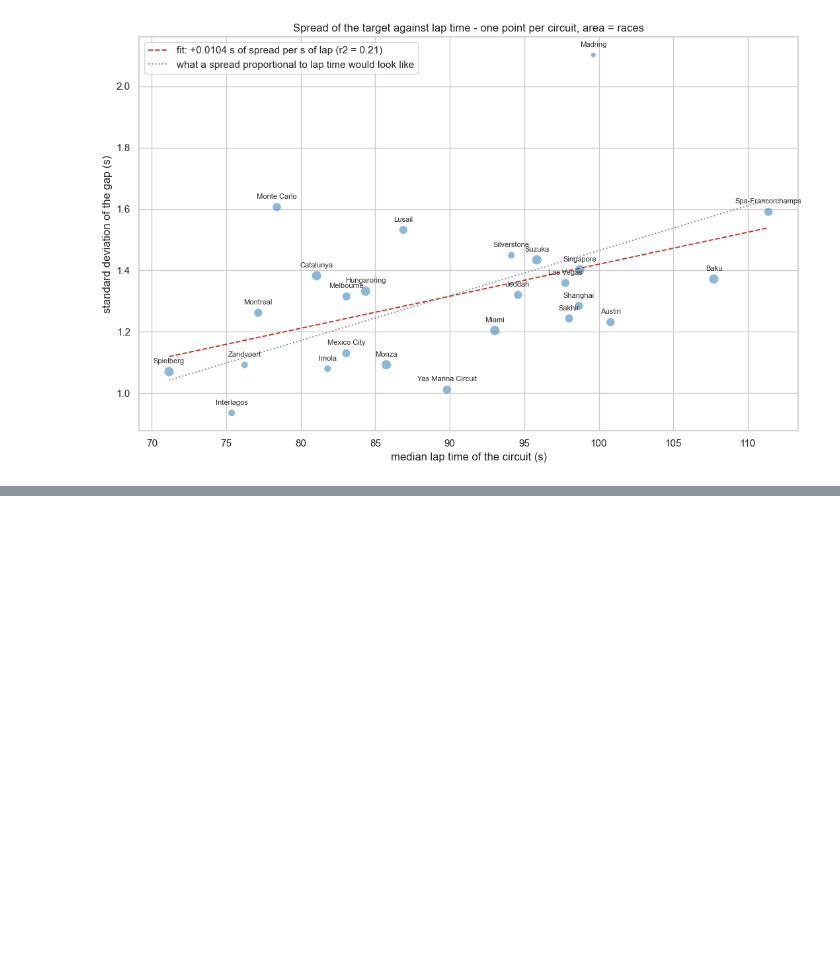
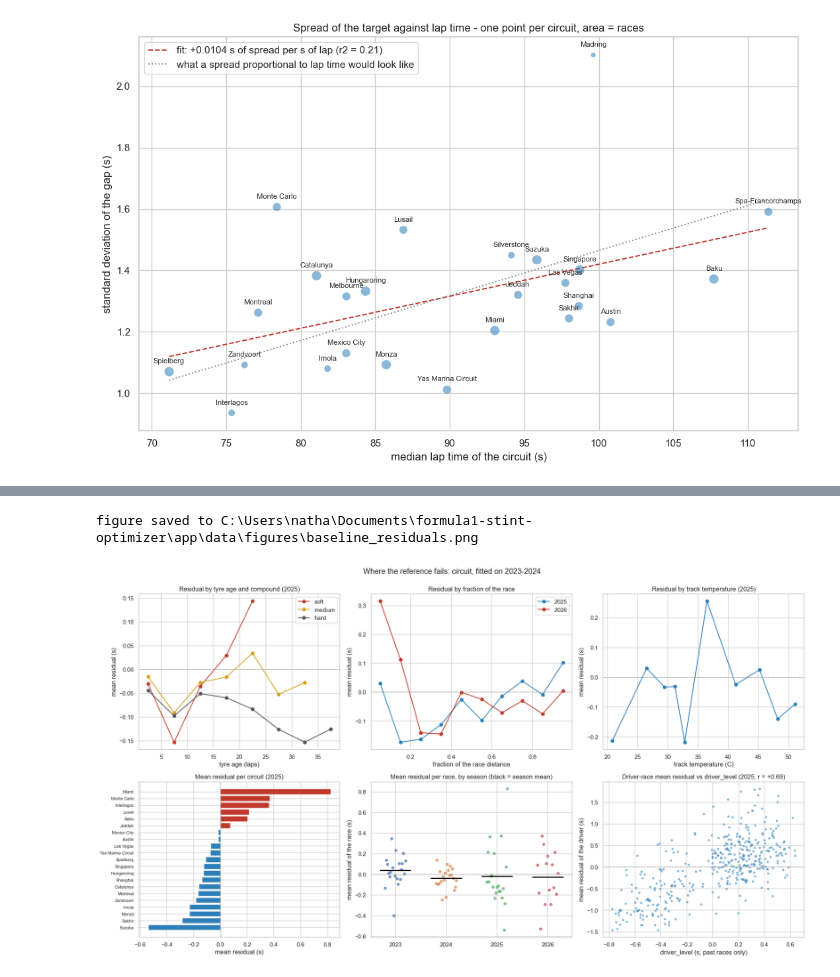
Before and after one commit to NathanLeDev/formula1-stint-optimizer, a Jupyter notebook: app/02-baseline.ipynb, the cells around one changed output, grey strips where cells are left out. Saved outputs shown, nothing was run; the diff lists cells and outputs as text; code cells hidden in the pictures; blank space fills up the shorter version.

Commit message:
feat(update): first initial complete baseline

```diff
--- a/app/02-baseline.ipynb
+++ b/app/02-baseline.ipynb
@@ -371,0 +502,29 @@ Lusail              86.89  1.53  2397  3  1.76
+# %%
+train, valid, apart = baseline.split(feat)
+samples = [("train 2023-24", train), ("valid 2025", valid), ("apart 2026", apart)]
+
+for name, x in samples:
+    print(f"{name:14s} {len(x):>7,} laps  {x['session_key'].nunique():>3} races  "
+          f"{x['circuit'].nunique():>3} circuits  {sorted(x['year'].unique())}")
+
+# 1-3: the checks that must hold.
+keys = [set(x["session_key"]) for _, x in samples]
+overlap = [len(a & b) for a, b in [(keys[0], keys[1]), (keys[0], keys[2]), (keys[1], keys[2])]]
+total = sum(len(x) for _, x in samples)
+print(f"\nraces shared between samples (train/valid, train/apart, valid/apart): {overlap}")
+print(f"laps accounted for: {total:,} of {len(feat):,} -> nothing lost: {total == len(feat)}")
+
+# What the split costs, for section 8 to read.
+trained = set(train["circuit"])
+for name, x in samples[1:]:
+    new = sorted(set(x["circuit"]) - trained)
+    share = x["circuit"].isin(new).mean()
+    print(f"\n{name}: {len(new)} circuit(s) never trained {new}")
+    print(f"  {share:.1%} of its laps fall back on the calendar-wide fit")
+
+per_circuit = train.groupby("circuit")["session_key"].nunique()
+own = per_circuit[per_circuit >= baseline.MIN_TRAIN_RACES]
+thin = sorted(per_circuit[per_circuit < baseline.MIN_TRAIN_RACES].index)
+print(f"\ntraining circuits with >= {baseline.MIN_TRAIN_RACES} races (own coefficients): "
+      f"{len(own)}/{len(per_circuit)}")
+print(f"  one training race only: {thin}")
@@ -371,0 +595,6 @@ Lusail              86.89  1.53  2397  3  1.76
+# %%
+table, models = baseline.compare(train, valid, apart)
+
+cols = ["rmse", "rmse within driver", "mae", "bias", "stint rmse", "stint bias", "stints",
+        "own coef"]
+print(table.set_index(["model", "sample"])[cols].round(3).to_string())
@@ -371,0 +796,10 @@ Lusail              86.89  1.53  2397  3  1.76
+# %%
+FIGURES = f1data.CACHE.parent / "figures"
+FIGURES.mkdir(parents=True, exist_ok=True)
+
+fig = baseline.plot_residuals(models["circuit"], train, valid, apart)
+fig.savefig(FIGURES / "baseline_residuals.png", dpi=110, bbox_inches="tight")
+print(f"figure saved to {FIGURES / 'baseline_residuals.png'}")
+# %% [output]
+figure saved to C:\Users\natha\Documents\formula1-stint-optimizer\app\data\figures\baseline_residuals.png
+[figure, added]
```
Also changed, not shown: parts of 17 cells of this notebook, 3 other files.
